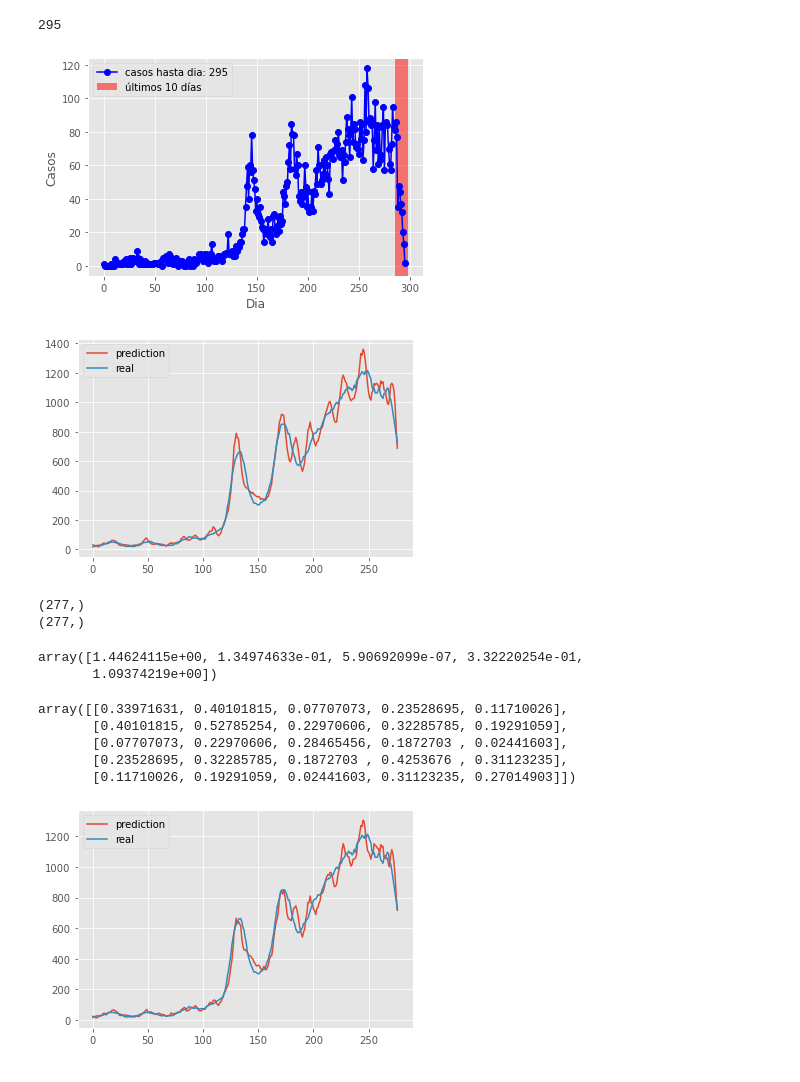
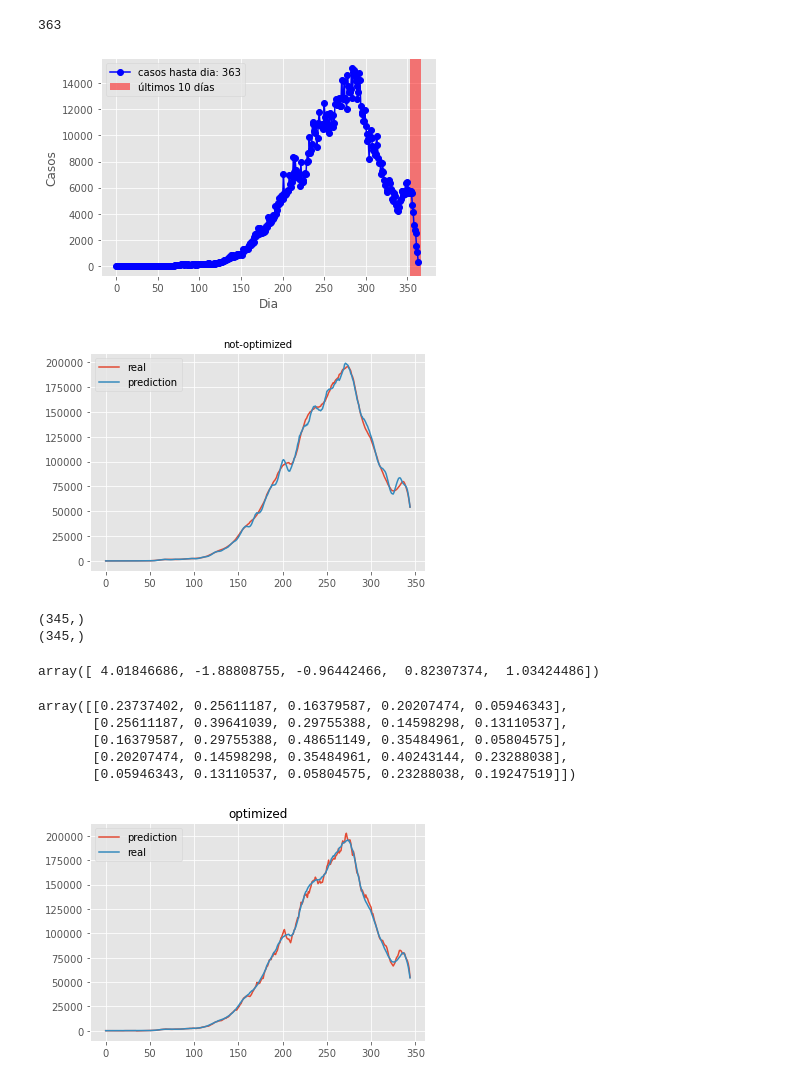
Before and after one commit to denisecammarota/tesis-ib, a Jupyter notebook: Fitting_Attempt/First-Attempt.ipynb, the cells around one changed output. Saved outputs shown, nothing was run; the diff lists cells and outputs as text; code cells hidden in the pictures.

```diff
--- a/Fitting_Attempt/First-Attempt.ipynb
+++ b/Fitting_Attempt/First-Attempt.ipynb
@@ -30,18 +30,18 @@ def new_cases_per_day(fecha_sintomas,graph=False,ret=False):
     if ret == True:
         return casos_por_dia
 # %%
-def sum_last14(casos_por_dia):
+def sum_last14(casos):
     #latest update = checked the days again, it works perfectly splendid
-    ac_por_dia = np.copy(casos_por_dia)
-    for i in casos_por_dia[:,0]:
-        index = np.copy(casos_por_dia[casos_por_dia[:,0]<i+1])
+    ac_por_dia = np.copy(casos)
+    for i in casos[:,0]:
+        index = np.copy(casos_por_dia[casos[:,0]<i+1])
         index = index[i-13<=index[:,0]]
         index = index[:,1]
         ac_por_dia[i,1] = np.sum(index)
     return ac_por_dia
 # %%
 def first_solution(n_t,a,b,c,d,e):
-    prox_dia = max(fecha_sintomas) + 1
+    prox_dia = n_t.shape[0]
     #completing the values for the rest of the values of n_t
     aux = np.zeros(2)
     i = 0
@@ -82,7 +117,7 @@ def change_dates(df):
     n_size = df_sin_fecha.shape[0]
     df.loc[filt_df1,"fecha_inicio_sintomas"] = df.loc[filt_df1,"fecha_apertura"] - np.random.randint(0,9,n_size)
 # %%
-data = pd.read_csv("casos_Bariloche.txt",sep=",",quotechar='"',
+data = pd.read_csv("CasosCovid19_arg.txt",sep=",",quotechar='"',
                    parse_dates=["fecha_inicio_sintomas","fecha_apertura"],na_values=['']) #data loading
 df = pd.DataFrame(data) #converting to dataframe for use
 # %%
@@ -108,55 +143,56 @@ fecha_apertura = df.fecha_apertura.to_numpy() #numpy array of fecha_apertura
 fecha_sintomas = fecha_sintomas.astype(int)
 max(fecha_sintomas)
 # %% [output]
-295
+363
 # %%
 casos_por_dia = new_cases_per_day(fecha_sintomas,graph = True,ret=True)
 cases = np.copy(casos_por_dia)
 # %% [output]
-[figure, old version]
+[figure, new version]
 # %%
 predicted = first_solution(casos_por_dia,1,1,1,0,0)
 # %%
 plt.figure()
-plt.plot(predicted,label='prediction')
 res = sum_last14(cases)[:,1]
 plt.plot(res[19:],label='real')
+plt.plot(predicted,label='prediction')
+plt.title('not-optimized',fontsize=10)
 plt.legend()
 smse1 = np.linalg.norm(predicted-res[19:])
 # %% [output]
-[figure, old version]
+[figure, new version]
 # %%
 print(res[19:].shape)
 print(predicted.shape)
 # %% [output]
-(277,)
-(277,)
+(345,)
+(345,)
 # %%
 p0 = 1,1,1,0,0
 k, cov = curve_fit(first_solution, casos_por_dia, res[19:], p0)
 # %%
 k
 # %% [output]
-array([1.44624115e+00, 1.34974633e-01, 5.90692099e-07, 3.32220254e-01,
-       1.09374219e+00])
+array([ 4.01846686, -1.88808755, -0.96442466,  0.82307374,  1.03424486])
 # %%
 np.sqrt(abs(cov))
 # %% [output]
-array([[0.33971631, 0.40101815, 0.07707073, 0.23528695, 0.11710026],
-       [0.40101815, 0.52785254, 0.22970606, 0.32285785, 0.19291059],
-       [0.07707073, 0.22970606, 0.28465456, 0.1872703 , 0.02441603],
-       [0.23528695, 0.32285785, 0.1872703 , 0.4253676 , 0.31123235],
-       [0.11710026, 0.19291059, 0.02441603, 0.31123235, 0.27014903]])
+array([[0.23737402, 0.25611187, 0.16379587, 0.20207474, 0.05946343],
+       [0.25611187, 0.39641039, 0.29755388, 0.14598298, 0.13110537],
+       [0.16379587, 0.29755388, 0.48651149, 0.35484961, 0.05804575],
+       [0.20207474, 0.14598298, 0.35484961, 0.40243144, 0.23288038],
+       [0.05946343, 0.13110537, 0.05804575, 0.23288038, 0.19247519]])
 # %%
-predicted = first_solution(casos_por_dia,k[0],k[1],k[2],k[3],k[4])
+predicted2 = first_solution(casos_por_dia,k[0],k[1],k[2],k[3],k[4])
 plt.figure()
-plt.plot(predicted,label='prediction')
+plt.plot(predicted2,label='prediction')
 res = sum_last14(cases)[:,1]
 plt.plot(res[19:],label='real')
+plt.title('optimized',fontsize=12)
 plt.legend()
-smse2 = np.linalg.norm(predicted-res[19:])
+smse2 = np.linalg.norm(predicted2-res[19:])
 # %% [output]
-[figure, old version]
+[figure, new version]
 # %%
 smse2-smse1
 # %% [output]
```
Also changed, not shown: parts of 4 cells of this notebook, 1 other file.
